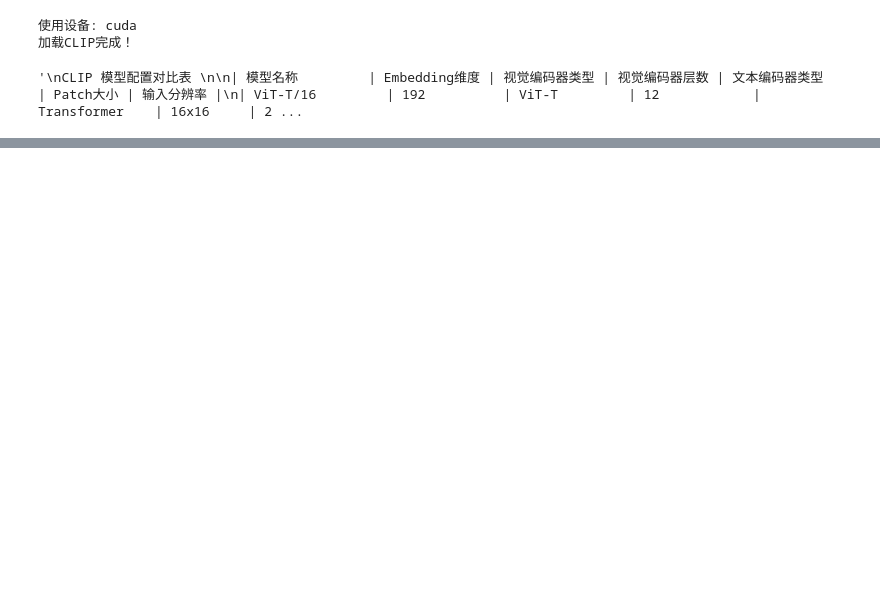
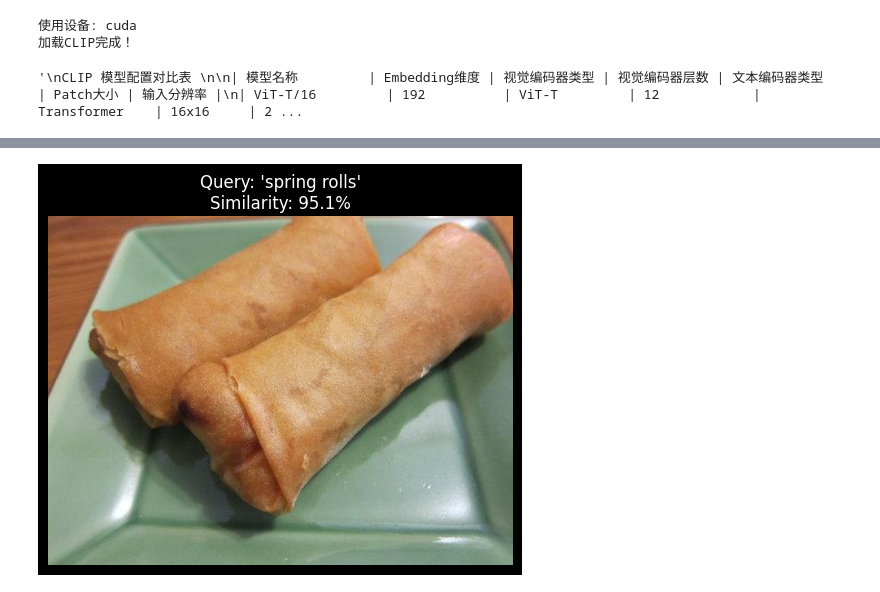
Before and after one commit to fdulby/learn, a Jupyter notebook: 4.7文件/实验2_3_CLIP_学生.ipynb, the cells around one changed output, grey strips where cells are left out. Cells and saved outputs as stored; diff of their text form; code cells hidden in the pictures; blank space fills up the shorter version.

```diff
--- a/4.7文件/实验2_3_CLIP_学生.ipynb
+++ b/4.7文件/实验2_3_CLIP_学生.ipynb
@@ -213,28 +213,34 @@ plt.show()
 # %%
 # 实验: 找春卷
 
 # 在给定的图像库里,利用CLIP提供的图像-文本匹配功能,找出符合"春卷"的那张图
 
-img_folder = os.path.expanduser("~/cv_course/4_7/clip/food101_demo")
+img_folder = os.path.expanduser("/root/autodl-tmp/123/clip/food101_demo")
 img_names = sorted([f for f in os.listdir(img_folder) if f.endswith('.jpg')])
 gallery_images = [Image.open(os.path.join(img_folder, name)).convert("RGB") for name in img_names]
 
 text_query = "spring rolls"  # 当然你可以修改text_query本身
 # 请模仿Task3的步骤, 实现以下功能:
 # 1. 图像预处理 (hint: 遍历 gallery_images 并使用 preprocess)
 # TODO:
-
+image_inputs = torch.stack([preprocess(img) for img in gallery_images]).to(device)
 # 2. 对 text_query 文本分词
 # TODO:
+text_inputs = clip.tokenize([text_query]).to(device)
 
 with torch.no_grad():
-    # 3. 调用model(image, text), 获取 logits, 计算出Softmax 概率, 返回probs
+     # 3. 调用model(image, text), 获取 logits, 计算出Softmax 概率, 返回probs
     # TODO:
+    logits_per_image, _ = model(image_inputs, text_inputs)
+    probs = logits_per_image.softmax(dim=0).cpu().numpy().flatten()
+
 
 # 展示文-图相似度最高的那张图
 top1_idx = np.argmax(probs)
 plt.figure(figsize=(6, 5))
 plt.imshow(gallery_images[top1_idx])
 plt.title(f"Query: '{text_query}'\nSimilarity: {probs[top1_idx]:.1%}")
 plt.axis("off")
 plt.show()
+# %% [output]
+[figure, added]
```
Also changed, not shown: parts of 6 cells of this notebook, 2 other files.
